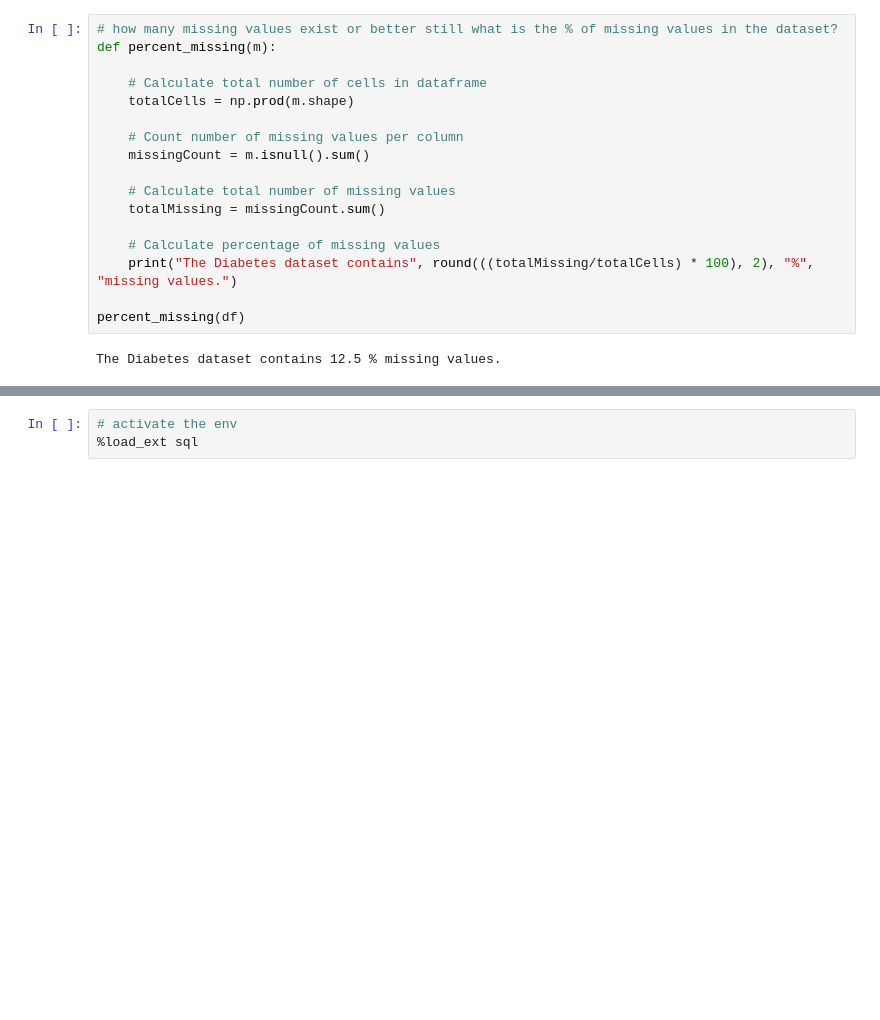
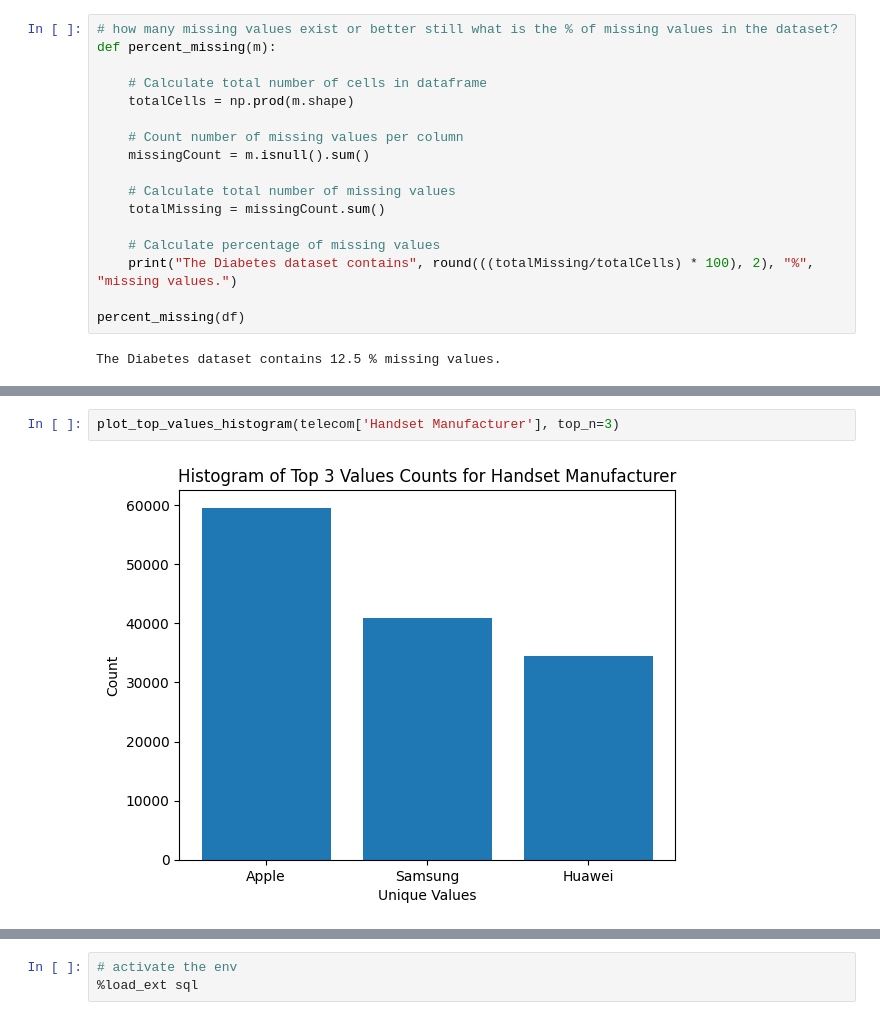
Before and after one commit to AB-y1/telecom, a Jupyter notebook: data_explroreation.ipynb, the cells around one changed output, grey strips where cells are left out. Saved outputs shown, nothing was run; the diff lists cells and outputs as text; blank space fills up the shorter version.

```diff
--- a/data_explroreation.ipynb
+++ b/data_explroreation.ipynb
@@ -168,0 +293,4 @@ dtype: int64
+# %%
+plot_top_values_histogram(telecom['Handset Manufacturer'], top_n=3)
+# %% [output]
+[figure, added]
```
Also changed, not shown: parts of 25 cells of this notebook, 1 other file.
